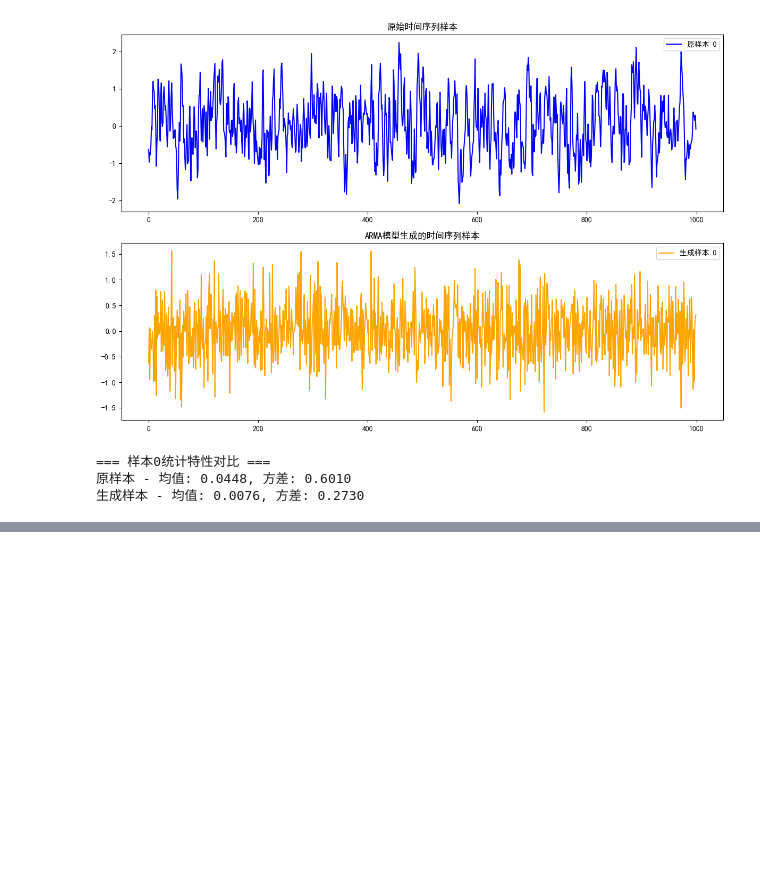
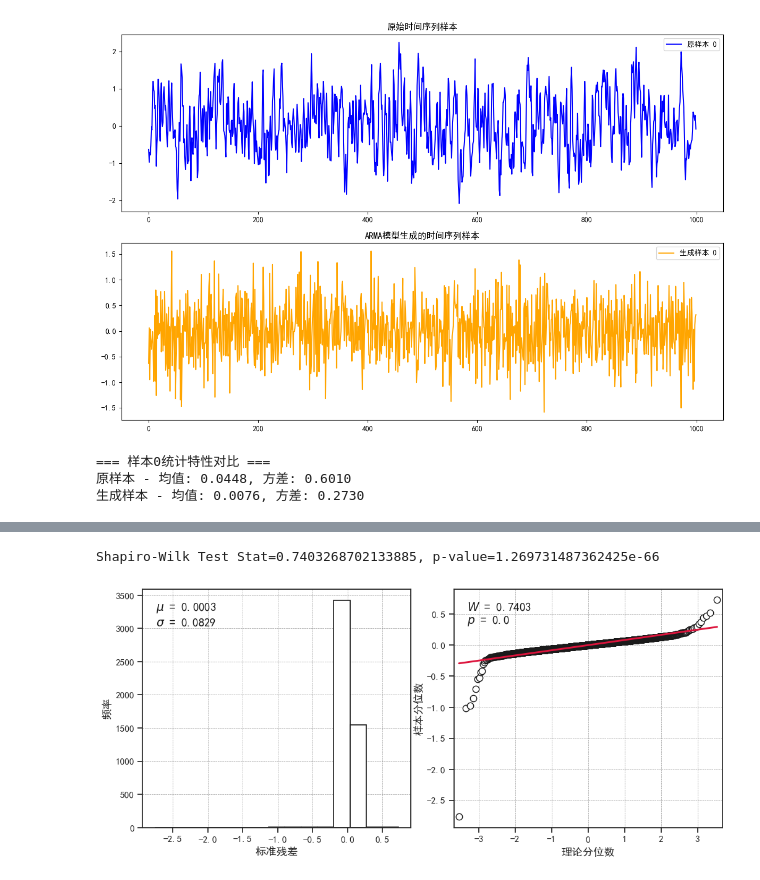
Before and after one commit to wwhenxuan/S2Generator, a Jupyter notebook: examples/19-arma_generator.ipynb, the cells around one changed output, grey strips where cells are left out. Cells and saved outputs as stored; diff of their text form; code cells hidden in the pictures; blank space fills up the shorter version.

Commit message:
whenxuan: update the arima model for simulate

```diff
--- a/examples/19-arma_generator.ipynb
+++ b/examples/19-arma_generator.ipynb
@@ -241,0 +549,6 @@ ADF检验p值: 0.0000
+# %%
+residuals = arima_results.resid
+ResNormCheck(residuals, bins=15, save=False, dpi=1500)
+# %% [output]
+Shapiro-Wilk Test Stat=0.7403268702133885, p-value=1.269731487362425e-66
+[figure, added]
```
Also changed, not shown: parts of 3 cells of this notebook, 1 other file.
